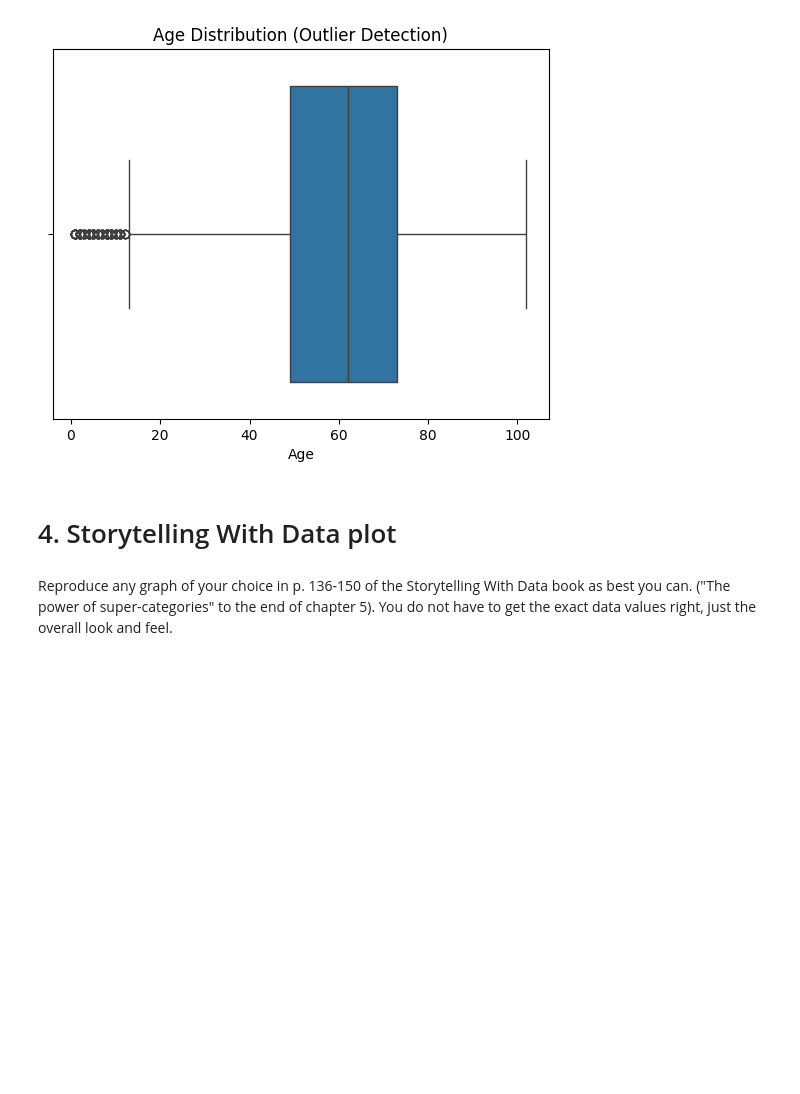
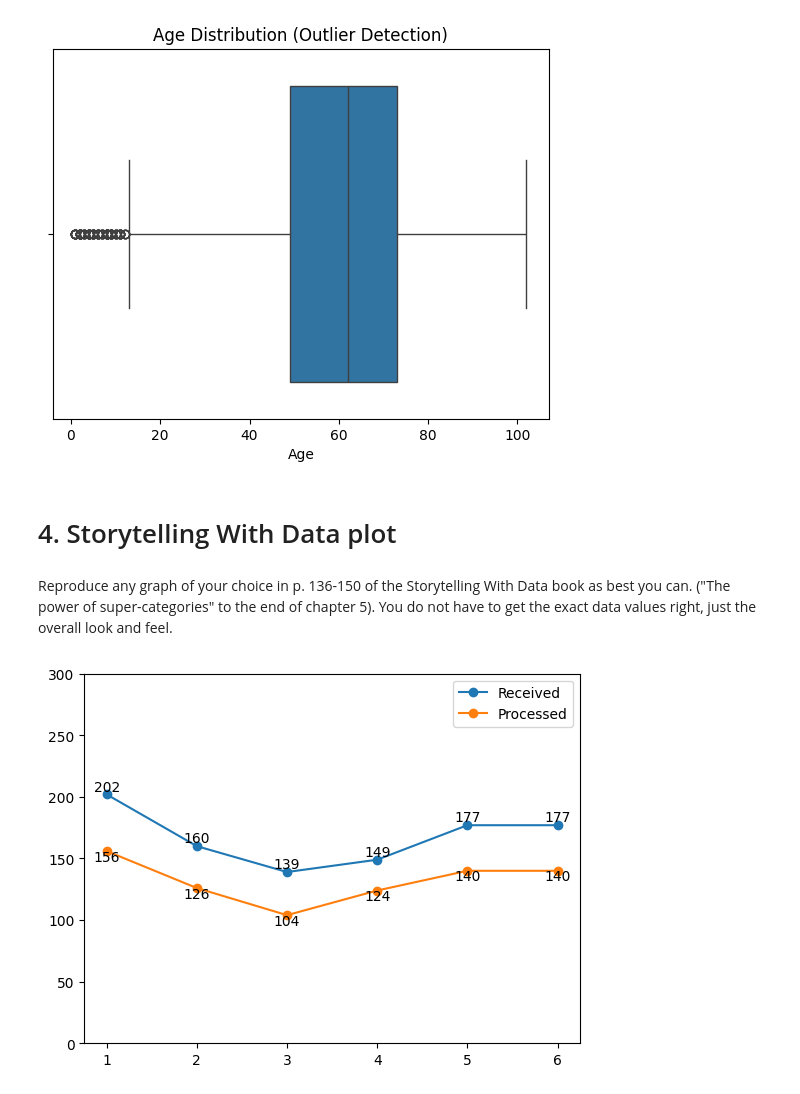
Before and after one commit to mleon22142/Week-9-ModB-Leon, a Jupyter notebook: Week9.ipynb, the cells around one changed output. Cells and saved outputs as stored; diff of their text form; code cells hidden in the pictures; blank space fills up the shorter version.

```diff
--- a/Week9.ipynb
+++ b/Week9.ipynb
@@ -265,3 +274,21 @@ plt.show()
 # 4. Storytelling With Data plot
 # %% [markdown]
 Reproduce any graph of your choice in p. 136-150 of the Storytelling With Data book as best you can. ("The power of super-categories" to the end of chapter 5). You do not have to get the exact data values right, just the overall look and feel.
+# %%
+
+x = [1, 2, 3, 4, 5, 6]
+received = [202, 160, 139, 149, 177, 177]
+processed = [156, 126, 104, 124, 140, 140]
+
+plt.plot(x, received, 'o-', label='Received')
+plt.plot(x, processed, 'o-', label='Processed')
+
+for i in range(len(x)):
+    plt.text(x[i], received[i]+3, str(received[i]), ha='center')
+    plt.text(x[i], processed[i]-8, str(processed[i]), ha='center')
+
+plt.ylim(0, 300)
+plt.legend()
+plt.show()
+# %% [output]
+[figure, added]
```
Also changed, not shown: parts of 5 cells of this notebook.
